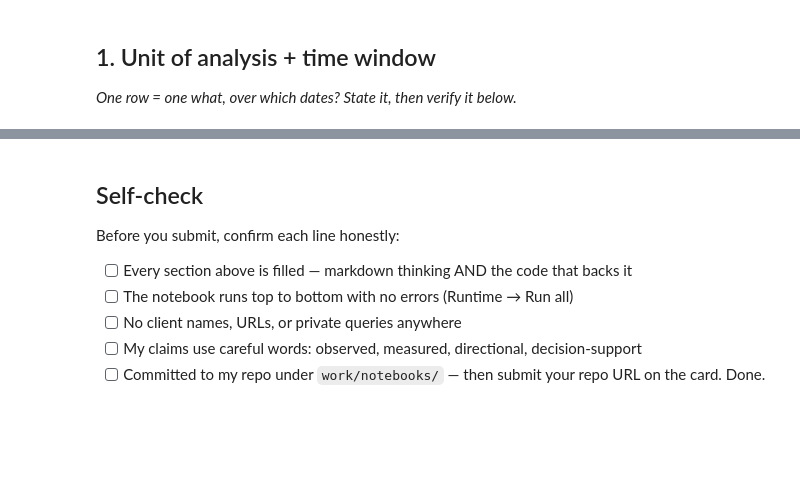
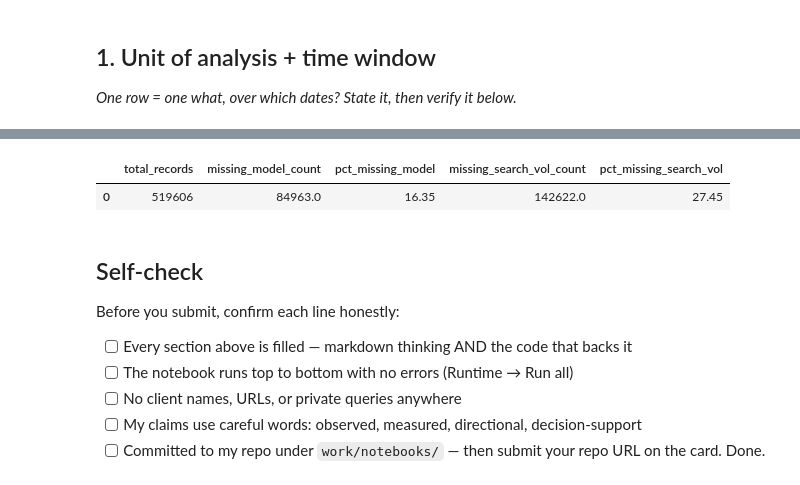
Before and after one commit to AkMebo/ML_Lesson1_flyrankAI, a Jupyter notebook: work/notebooks/w03_data_contract.ipynb, the cells around one changed output, grey strips where cells are left out. Drawn from its saved outputs; the diff is of its cells as text; code cells hidden in the pictures; blank space fills up the shorter version.

```diff
--- a/work/notebooks/w03_data_contract.ipynb
+++ b/work/notebooks/w03_data_contract.ipynb
@@ -63,6 +191,19 @@ display(res)
 # %%
-# This cell is for CODE (numbers, a query, a check).
-# Write your text answer in the cell ABOVE this one — typing sentences here breaks Run All.
+# Let's check the percentage of content with missing AI Model attribution in dim_content
+missing_stats = con.sql(f"""
+    SELECT
+        COUNT(*) as total_records,
+        SUM(CASE WHEN model_used IS NULL THEN 1 ELSE 0 END) as missing_model_count,
+        ROUND(100.0 * SUM(CASE WHEN model_used IS NULL THEN 1 ELSE 0 END) / COUNT(*), 2) as pct_missing_model,
+        SUM(CASE WHEN search_volume IS NULL THEN 1 ELSE 0 END) as missing_search_vol_count,
+        ROUND(100.0 * SUM(CASE WHEN search_volume IS NULL THEN 1 ELSE 0 END) / COUNT(*), 2) as pct_missing_search_vol
+    FROM read_parquet('{rel}/dim_content.parquet')
+""").df()
+
+display(missing_stats)
+# %% [output]
+|  | total_records | missing_model_count | pct_missing_model | missing_search_vol_count | pct_missing_search_vol |
+| 0 | 519606 | 84963.0 | 16.35 | 142622.0 | 27.45 |
 # %% [markdown]
 ## Self-check
 
```
Also changed, not shown: parts of 8 cells of this notebook.
